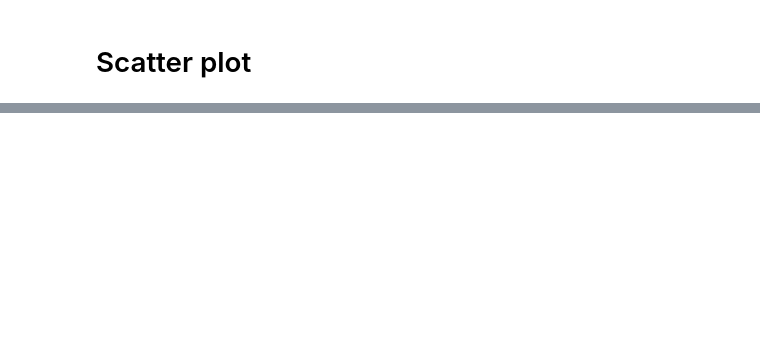
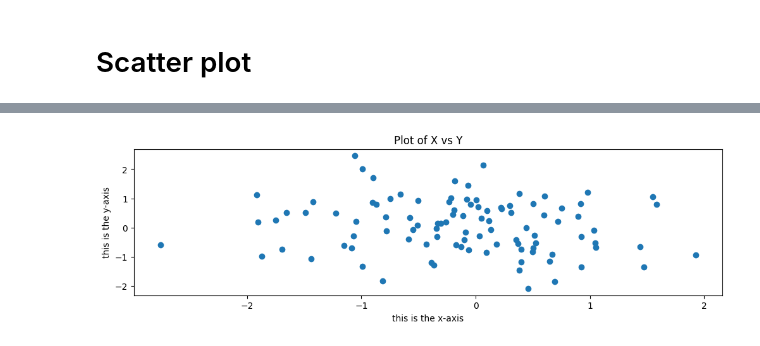
Before and after one commit to norisrivatsa/ISL, a Jupyter notebook: plots.ipynb, the cells around one changed output, grey strips where cells are left out. Saved outputs shown, nothing was run; the diff lists cells and outputs as text; code cells hidden in the pictures; blank space fills up the shorter version.

```diff
--- a/plots.ipynb
+++ b/plots.ipynb
@@ -27,0 +39,5 @@ ax.scatter(x,y, marker='o')
+# %%
+fig.set_size_inches(12,3)
+fig
+# %% [output]
+[figure, added]
```
Also changed, not shown: parts of 7 cells of this notebook.
